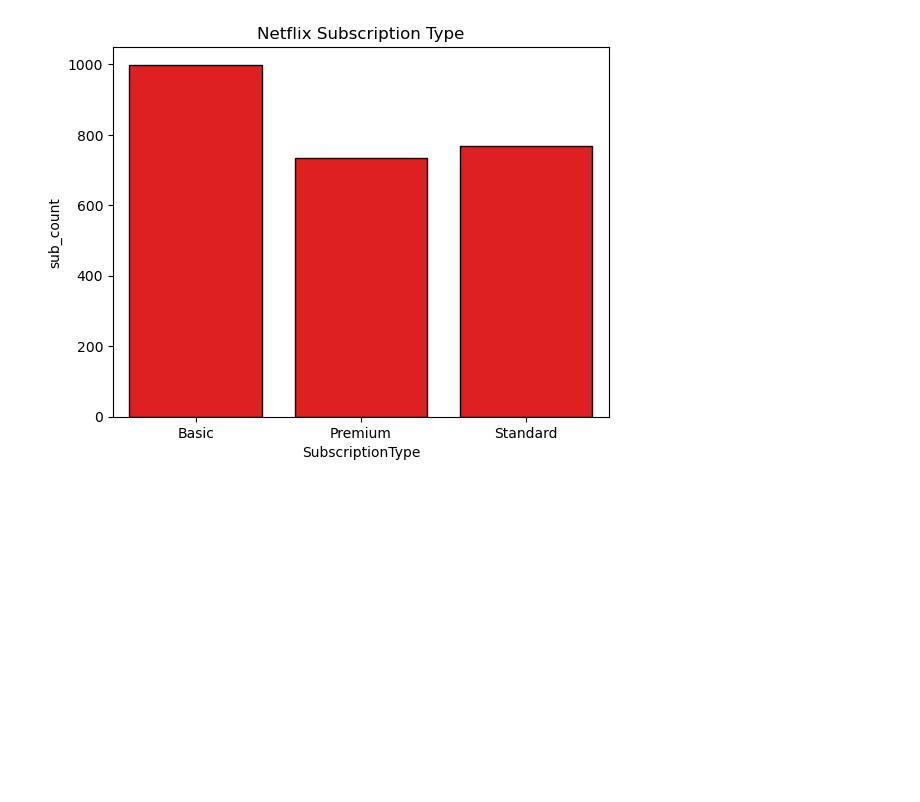
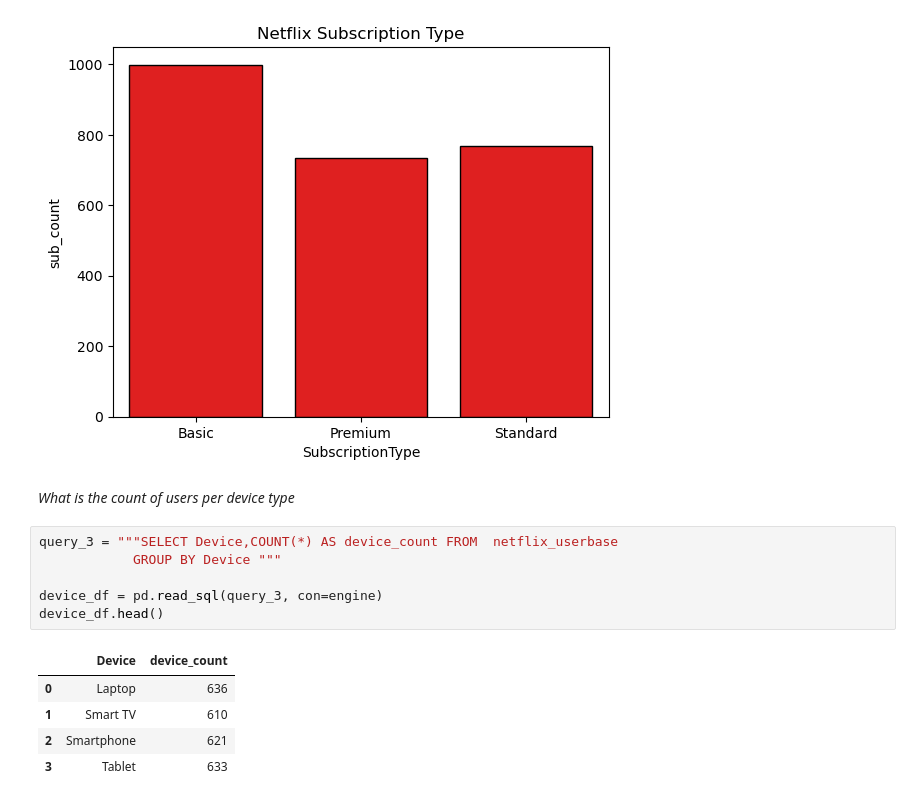
Before and after one commit to mochacookiecrumble/Netflix-userbase, a Jupyter notebook: Netflix_userbase_data_analysis.ipynb, the cells around one changed output. Saved outputs shown, nothing was run; the diff lists cells and outputs as text; blank space fills up the shorter version.

```diff
--- a/Netflix_userbase_data_analysis.ipynb
+++ b/Netflix_userbase_data_analysis.ipynb
@@ -64,3 +64,17 @@ plt.title("Netflix Subscription Type")
 # %% [output]
 Text(0.5, 1.0, 'Netflix Subscription Type')
 [figure]
+# %% [markdown]
+*What is the count of users per device type*
+# %%
+query_3 = """SELECT Device,COUNT(*) AS device_count FROM  netflix_userbase
+            GROUP BY Device """
+
+device_df = pd.read_sql(query_3, con=engine)
+device_df.head()
+# %% [output]
+|  | Device | device_count |
+| 0 | Laptop | 636 |
+| 1 | Smart TV | 610 |
+| 2 | Smartphone | 621 |
+| 3 | Tablet | 633 |
```
Also changed, not shown: parts of 1 cell of this notebook.
